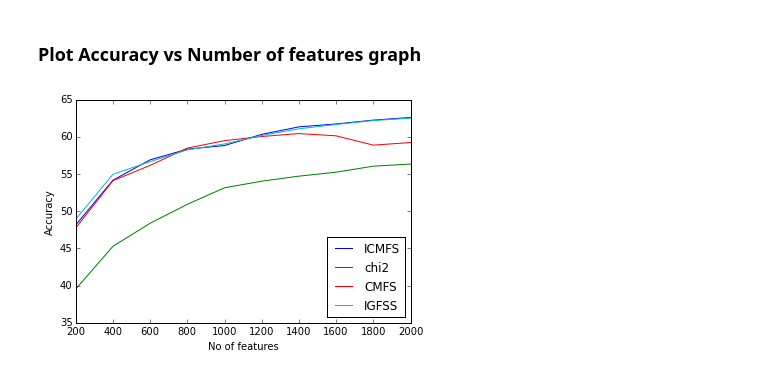
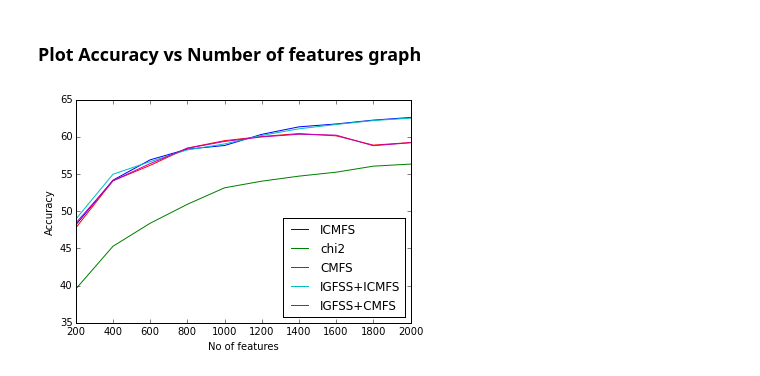
Before and after one commit to devashishd12/CMFS-Feature-Selection, a Jupyter notebook: CMFS_20NG.ipynb, the cells around one changed output. Drawn from its saved outputs; the diff is of its cells as text; code cells hidden in the pictures.

```diff
--- a/CMFS_20NG.ipynb
+++ b/CMFS_20NG.ipynb
@@ -147,7 +164,11 @@ for term, icmfs in sorted_feature_list_icmfs_4000:
 # %%
 for term, icmfs in sorted_feature_list_icmfs:
-    if term not in final_term_list and len(final_term_list) < 2000:
-        final_term_list.append(term)
+    if term not in final_term_list_ICMFS and len(final_term_list_ICMFS) < 2000:
+        final_term_list_ICMFS.append(term)
+
+for term, cmfs in sorted_feature_list_cmfs:
+    if term not in final_term_list_CMFS and len(final_term_list_CMFS) < 2000:
+        final_term_list_CMFS.append(term)
 # %% [markdown]
 ### Naive bayes
 # %%
@@ -163,8 +184,11 @@ feature_list_icmfs = [term for term, _ in sorted_feature_list_icmfs]
 selected_feature_matrix_icmfs = document_term_mat[:, feature_list_icmfs]
 print selected_feature_matrix_icmfs.shape
 
-selected_feature_matrix_final = document_term_mat[:, final_term_list]
-print selected_feature_matrix_final.shape
+selected_feature_matrix_final_ICMFS = document_term_mat[:, final_term_list_ICMFS]
+print selected_feature_matrix_final_ICMFS.shape
+
+selected_feature_matrix_final_CMFS = document_term_mat[:, final_term_list_CMFS]
+print selected_feature_matrix_final_CMFS.shape
 # %% [output]
 (11314, 2000)
 (11314, 2000)
@@ -174,7 +199,8 @@ newsgroups_test = fetch_20newsgroups(subset='test', remove=('headers', 'footers'
 document_term_mat_test = vec.transform(newsgroups_test.data)
 clf_cmfs = MultinomialNB().fit(selected_feature_matrix_cmfs, newsgroups_train.target)
 clf_icmfs = MultinomialNB().fit(selected_feature_matrix_icmfs, newsgroups_train.target)
-clf_final = MultinomialNB().fit(selected_feature_matrix_final, newsgroups_train.target)
+clf_final_ICMFS = MultinomialNB().fit(selected_feature_matrix_final_ICMFS, newsgroups_train.target)
+clf_final_CMFS = MultinomialNB().fit(selected_feature_matrix_final_CMFS, newsgroups_train.target)
 # %% [markdown]
 ### Evaluate accuracy
 # %%
@@ -207,14 +239,23 @@ for i in range(200, 2001, 200):
     f1_score_cmfs = metrics.f1_score(newsgroups_test.target, pred_cmfs, average='micro')
     cmfs_scores.append(f1_score_cmfs * 100)
 
-final_scores = []
+final_scores_ICMFS = []
 for i in range(200, 2001, 200):
-    feature_list_final = [term for term in final_term_list[:i]]
-    selected_feature_matrix_final = document_term_mat[:, feature_list_final]
-    clf_final = MultinomialNB().fit(selected_feature_matrix_final, newsgroups_train.target)
-    pred_final = clf_final.predict(document_term_mat_test[:, feature_list_final])
-    f1_score_final = metrics.f1_score(newsgroups_test.target, pred_final, average='micro')
-    final_scores.append(f1_score_final * 100)
+    feature_list_final_ICMFS = [term for term in final_term_list_ICMFS[:i]]
+    selected_feature_matrix_final_ICMFS = document_term_mat[:, feature_list_final_ICMFS]
+    clf_final_ICMFS = MultinomialNB().fit(selected_feature_matrix_final_ICMFS, newsgroups_train.target)
+    pred_final_ICMFS = clf_final_ICMFS.predict(document_term_mat_test[:, feature_list_final_ICMFS])
+    f1_score_final_ICMFS = metrics.f1_score(newsgroups_test.target, pred_final_ICMFS, average='micro')
+    final_scores_ICMFS.append(f1_score_final_ICMFS * 100)
+
+final_scores_CMFS = []
+for i in range(200, 2001, 200):
+    feature_list_final_CMFS = [term for term in final_term_list_CMFS[:i]]
+    selected_feature_matrix_final_CMFS = document_term_mat[:, feature_list_final_CMFS]
+    clf_final_CMFS = MultinomialNB().fit(selected_feature_matrix_final_CMFS, newsgroups_train.target)
+    pred_final_CMFS = clf_final_CMFS.predict(document_term_mat_test[:, feature_list_final_CMFS])
+    f1_score_final_CMFS = metrics.f1_score(newsgroups_test.target, pred_final_CMFS, average='micro')
+    final_scores_CMFS.append(f1_score_final_CMFS * 100)
 # %% [markdown]
 ### Test with chi2
 # %%
@@ -231,10 +272,10 @@ for i in range(200, 2001, 200):
 ### Plot Accuracy vs Number of features graph
 # %%
 x = [i for i in range(200, 2001, 200)]
-plt.plot(x, icmfs_scores, x, ch2_scores, x, cmfs_scores, x, final_scores)
+plt.plot(x, icmfs_scores, x, ch2_scores, x, cmfs_scores, x, final_scores_ICMFS, x, final_scores_CMFS)
 plt.xlabel("No of features")
 plt.ylabel("Accuracy")
-plt.legend(("ICMFS", "chi2", "CMFS", "IGFSS"), loc='best')
+plt.legend(("ICMFS", "chi2", "CMFS", "IGFSS+ICMFS","IGFSS+CMFS"), loc='best')
 plt.show()
 # %% [output]
-[figure, old version]
+[figure, new version]
```
Also changed, not shown: parts of 4 cells of this notebook, 2 other files.
